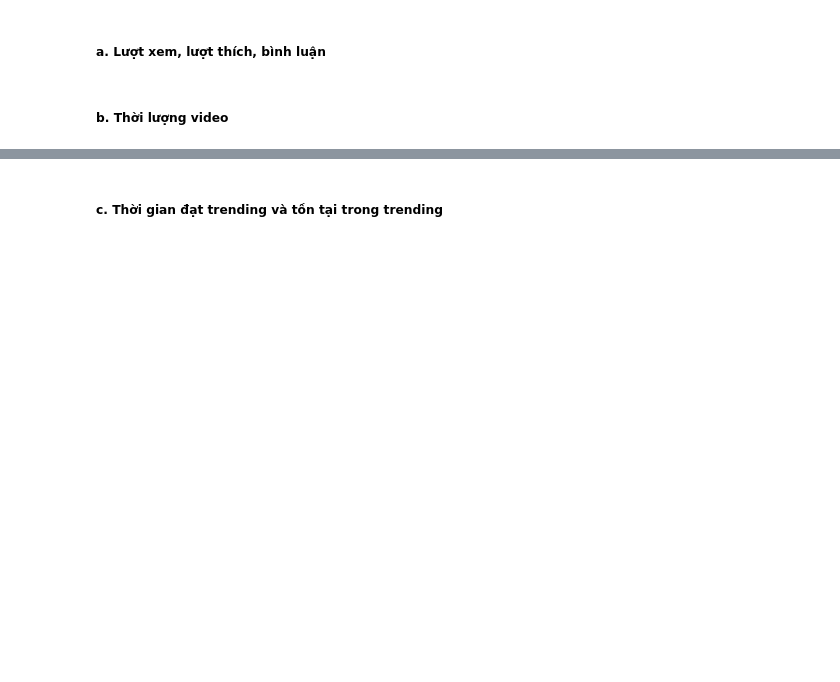
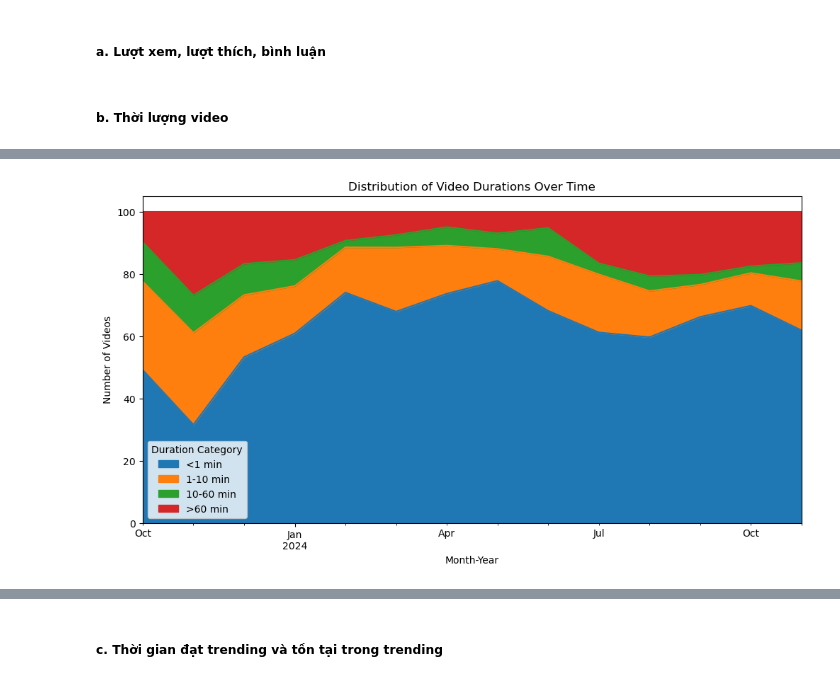
Before and after one commit to sleepifoxx/BTL-Data-Processing, a Jupyter notebook: DataProcessing.ipynb, the cells around one changed output, grey strips where cells are left out. Saved outputs shown, nothing was run; the diff lists cells and outputs as text; code cells hidden in the pictures; blank space fills up the shorter version.

```diff
--- a/DataProcessing.ipynb
+++ b/DataProcessing.ipynb
@@ -3,6 +3,8 @@
 # %%
 import pandas as pd
 import matplotlib.pyplot as plt
+# %%
+trending_videos = pd.read_csv('Data/trending_videos.csv')
 # %% [markdown]
 ### B. Trực quan hoá
 # %% [markdown]
@@ -31,0 +28,26 @@ import matplotlib.pyplot as plt
+# %%
+# xác định bảng gồm phần trăm theo thời lượng video (dưới 1p, 5 phút, 5–10 phút, trên 10 phút)
+# và số video của thời lượng đó theo mốc thời gian 1 tháng
+
+# Ensure 'month_year' column is created
+trending_videos['snapshot_date'] = pd.to_datetime(trending_videos['snapshot_date'])
+trending_videos['month_year'] = trending_videos['snapshot_date'].dt.to_period('M')
+
+# Convert duration to timedelta
+trending_videos['duration'] = pd.to_timedelta(trending_videos['duration'])
+
+# Define duration categories
+bins = [pd.Timedelta(minutes=0), pd.Timedelta(minutes=1), pd.Timedelta(minutes=10), pd.Timedelta(minutes=60), pd.Timedelta(hours=24)]
+labels = ['<1 min', '1-10 min', '10-60 min', '>60 min']
+
+# Categorize durations
+trending_videos['duration_category'] = pd.cut(trending_videos['duration'], bins=bins, labels=labels, right=False)
+
+# Group by month and duration category
+duration_df = trending_videos.groupby(['month_year', 'duration_category']).size().unstack(fill_value=0)
+
+# Calculate percentage
+duration_percentage = duration_df.div(duration_df.sum(axis=1), axis=0) * 100
+
+# print(duration_df)
+print(duration_percentage)
@@ -31,0 +71,9 @@ import matplotlib.pyplot as plt
+# %%
+duration_percentage.plot(kind='area', figsize=(12, 6), stacked=True)
+plt.title('Distribution of Video Durations Over Time')
+plt.xlabel('Month-Year')
+plt.ylabel('Number of Videos')
+plt.legend(title='Duration Category')
+plt.show()
+# %% [output]
+[figure, added]
```
Also changed, not shown: parts of 14 cells of this notebook, 6 other files.
